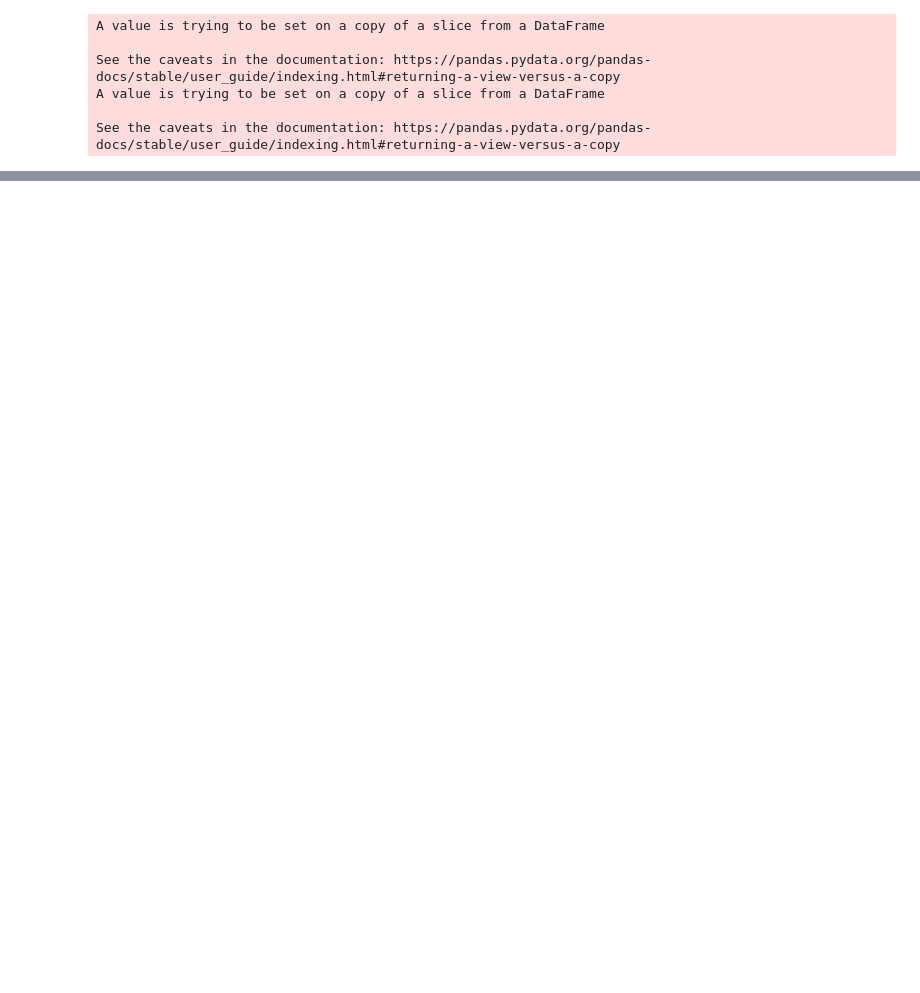
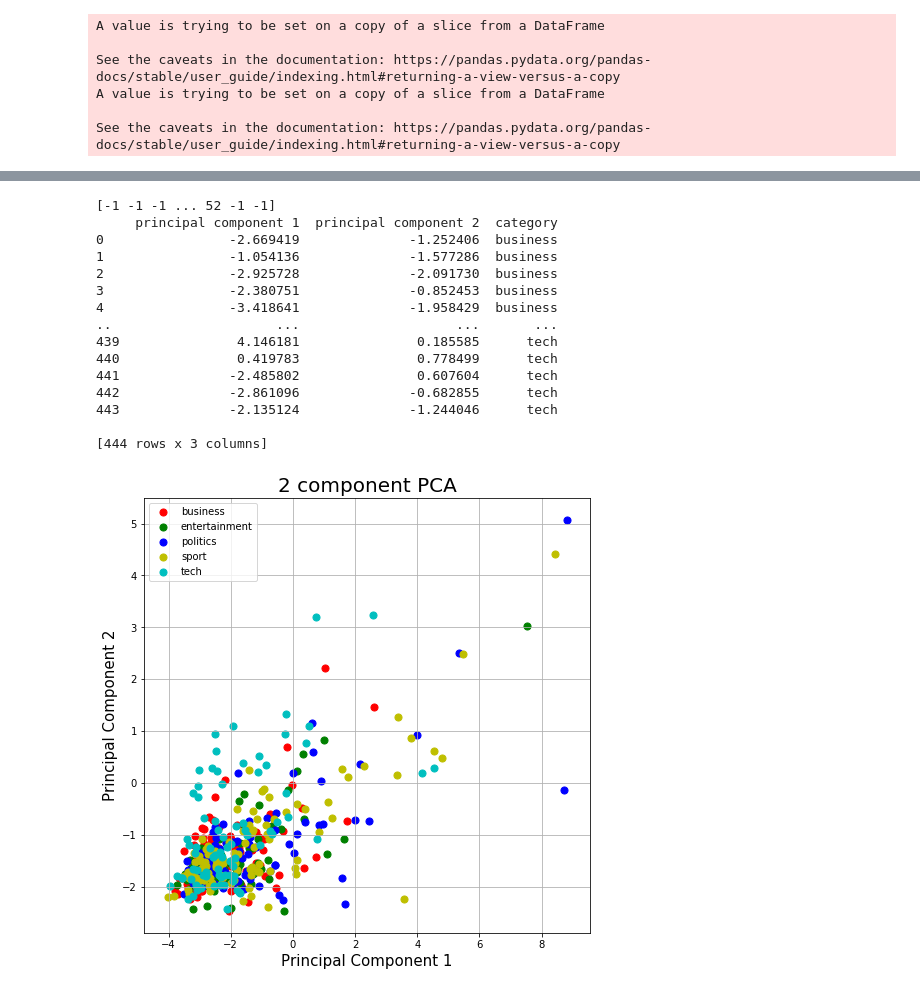
Before and after one commit to GiannisTzierakis/dataMining, a Jupyter notebook: Prj2.ipynb, the cells around one changed output, grey strips where cells are left out. Cells and saved outputs as stored; diff of their text form; code cells hidden in the pictures; blank space fills up the shorter version.

```diff
--- a/Prj2.ipynb
+++ b/Prj2.ipynb
@@ -362,6 +465,0 @@ class KNearestNeighbors:
-# %%
-txtK = train_df['category']
-Train2Y = BOW_vectorizer.transform(txtK).toarray()
-Kclf = KNearestNeighbors()
-Kclf.fit(BOW_Train_X,Train2Y)
-scores = cross_validate(Kclf, BOW_Test_X, Test_Y, scoring="accuracy")
@@ -369,0 +542,55 @@ TypeError: Cannot clone object '<__main__.KNearestNeighbors object at 0x...>' (t
+# %%
+from sklearn.cluster import DBSCAN
+
+x = BOW_Train_X
+y = Test_Y
+
+clustering = DBSCAN(eps=3, min_samples=2).fit_predict(x)
+print(clustering)
+
+x = StandardScaler().fit_transform(x)
+
+pca = PCA(n_components=2)
+principalComponents = pca.fit_transform(x)
+principalDf = pd.DataFrame(data = principalComponents, columns = ['principal component 1', 'principal component 2'])
+
+
+principalDf.reset_index(drop=True, inplace=True)
+test_df.reset_index(drop=True, inplace=True)
+
+finalDf = pd.concat([principalDf, test_df[['category']]], axis = 1)
+finalDf=finalDf.dropna()
+print(finalDf)
+
+fig = plt.figure(figsize = (8,8))
+ax = fig.add_subplot(1,1,1)
+ax.set_xlabel('Principal Component 1', fontsize = 15)
+ax.set_ylabel('Principal Component 2', fontsize = 15)
+ax.set_title('2 component PCA', fontsize = 20)
+targets = ['business', 'entertainment', 'politics','sport','tech']
+colors = ['r', 'g', 'b','y','c']
+for target, color in zip(targets,colors):
+    indicesToKeep = finalDf['category'] == target
+    ax.scatter(finalDf.loc[indicesToKeep, 'principal component 1'],
+            finalDf.loc[indicesToKeep, 'principal component 2'],
+            c = color,
+            s = 50)
+ax.legend(targets)
+ax.grid()
+# %% [output]
+[-1 -1 -1 ... 52 -1 -1]
+     principal component 1  principal component 2  category
+0                -2.669419              -1.252406  business
+1                -1.054136              -1.577286  business
+2                -2.925728              -2.091730  business
+3                -2.380751              -0.852453  business
+4                -3.418641              -1.958429  business
+..                     ...                    ...       ...
+439               4.146181               0.185585      tech
+440               0.419783               0.778499      tech
+441              -2.485802               0.607604      tech
+442              -2.861096              -0.682855      tech
+443              -2.135124              -1.244046      tech
+
+[444 rows x 3 columns]
+[figure, added]
```
Also changed, not shown: parts of 48 cells of this notebook.
